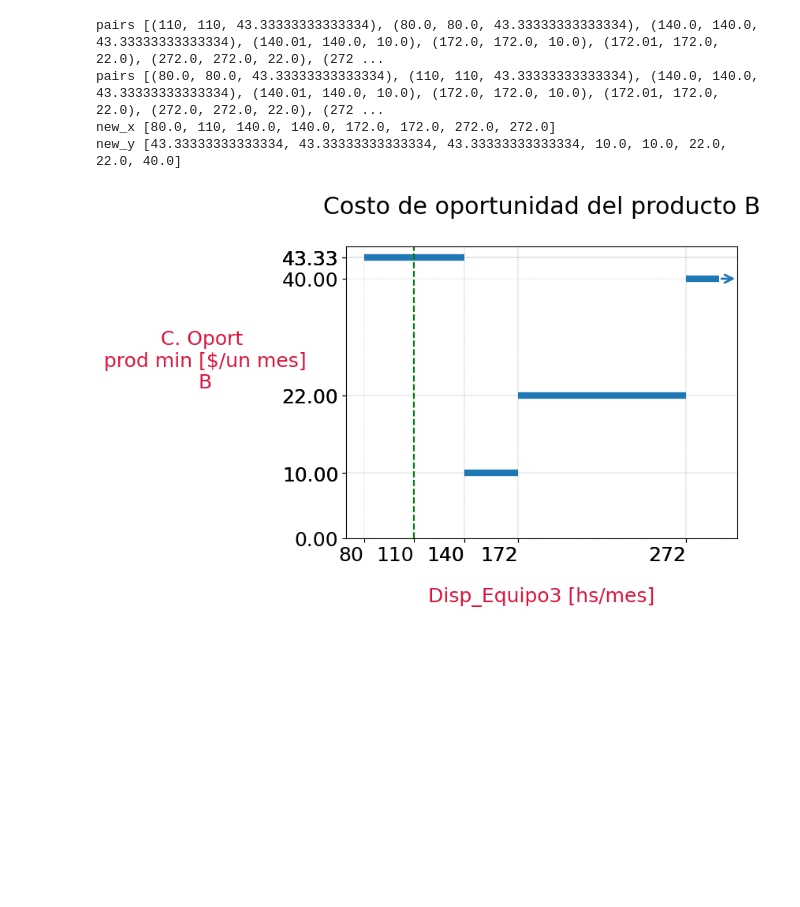
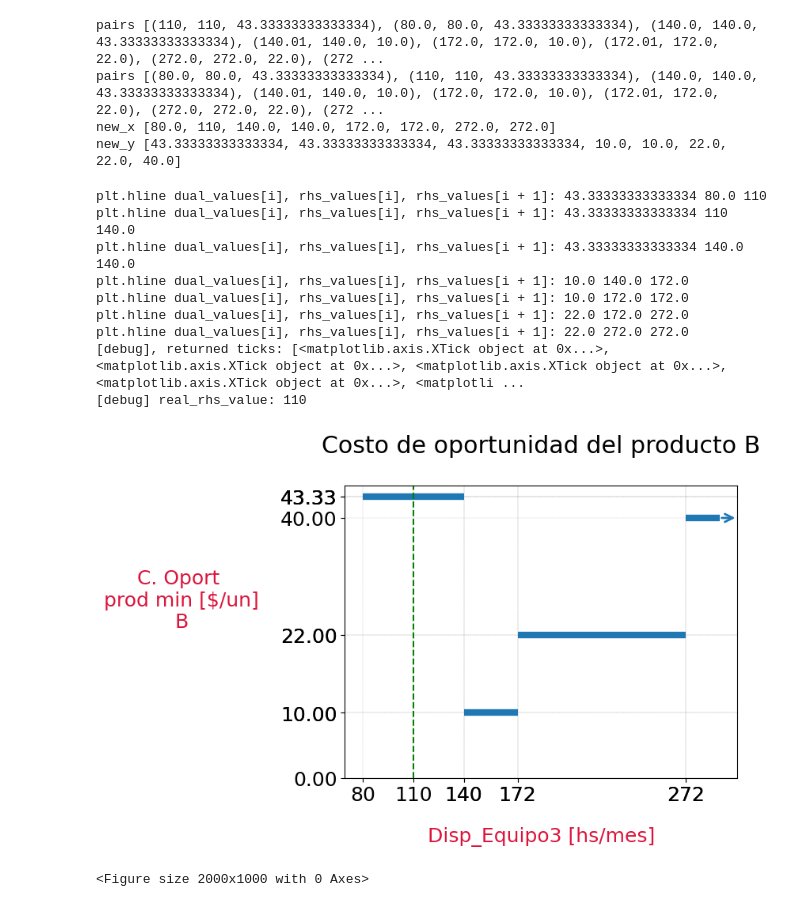
Before and after one commit to SGualdieri/sw-modelos, a Jupyter notebook: src/USING COMMON MODEL Costo de oportunidad vs disponibilidad Problema5tipo2.ipynb, the cells around one changed output. Cells and saved outputs as stored; diff of their text form; code cells hidden in the pictures; blank space fills up the shorter version.

Commit message:
Costo op tmb usa perform, solve, plot de common
Y mejorando función plot (labels son parámetro)

```diff
--- a/src/USING COMMON MODEL Costo de oportunidad vs disponibilidad Problema5tipo2.ipynb
+++ b/src/USING COMMON MODEL Costo de oportunidad vs disponibilidad Problema5tipo2.ipynb
@@ -29,11 +29,2 @@ real_rhs_value = 0
 
 m = 0.01
-# %%
-# Perform sensitivity analysis of the RHS ### Aux: misma función que VM
-
-def perform_sensitivity_analysis():
-    lp = LinearRelaxer.make_relaxed_model(mdl)
-    lp.solve()
-    cpx = lp.get_engine().get_cplex()
-
-    return cpx.solution.sensitivity.rhs()
@@ -84,27 +57,26 @@ def iterate_over_rhs(constraint_name, prod_var_or_min_dem_constraint, report_fun
         return
 
     # Perform initial sensitivity analysis to get the starting lower and upper bounds
-    initial_sensitivity = perform_sensitivity_analysis()
+    initial_sensitivity = perform_sensitivity_analysis(mdl)
 
     # Find the sensitivity range for the specified constraint
     for c_sens, (lower, upper) in zip(mdl.iter_constraints(), initial_sensitivity):
         if c_sens.name == constraint_name:
 
             # Report the real RHS value for the chart
-            global real_rhs_value #use the global keyword to declare that you want the function to update the global variable
             real_rhs_value = c_sens.rhs.constant
             report_function(real_rhs_value, real_rhs_value, prod_var_or_min_dem_constraint)
 
             # *********Store and report the initial lower and upper bounds for the chart*********
             print("---Initial lower bound: {0}".format(lower))
             rhs = lower
-            solution = solve(c, rhs)
+            solution = solve(c, rhs, mdl, products, produccion_vars)
             if solution is not None:
                 report_function(rhs, rhs, prod_var_or_min_dem_constraint)
 
             print("---Initial upper bound: {0}".format(upper))
             rhs = upper
-            solution = solve(c, rhs)
+            solution = solve(c, rhs, mdl, products, produccion_vars)
             if solution is not None and rhs < mdl.infinity:
                 report_function(rhs, rhs, prod_var_or_min_dem_constraint)
             # ********* End of lower and upper bounds *********
@@ -116,21 +88,21 @@ def iterate_over_rhs(constraint_name, prod_var_or_min_dem_constraint, report_fun
                 if rhs < 0:
                     break ## Stop if the rhs is lower than 0
 
-                solution = solve(c, rhs)
+                solution = solve(c, rhs, mdl, products, produccion_vars)
                 if solution is None:
                     break  # Stop if the model is infeasible
                 else:
                     report_function(rhs, rhs+m, prod_var_or_min_dem_constraint) #Diferencia con grafico funcional vs disp
 
                 # Perform sensitivity analysis to get the new lower bound
-                new_sensitivity = perform_sensitivity_analysis()
+                new_sensitivity = perform_sensitivity_analysis(mdl)
                 for c_new_sens, (new_lower, _) in zip(mdl.iter_constraints(), new_sensitivity):
                     if c_new_sens.name == constraint_name:
                         rhs = new_lower
                         if rhs < 0:
                             break ## Stop if the rhs is lower than 0
 
-                        solution = solve(c, rhs)
+                        solution = solve(c, rhs, mdl, products, produccion_vars)
                         if solution is None:
                             break  # Stop if the model is infeasible
                         report_function(c_new_sens.rhs.constant, c_new_sens.rhs.constant, prod_var_or_min_dem_constraint)
@@ -147,21 +119,21 @@ def iterate_over_rhs(constraint_name, prod_var_or_min_dem_constraint, report_fun
                 if rhs >= mdl.infinity:
                     break ## Stop if the rhs reaches or exceeds infinity
 
-                solution = solve(c, rhs)
+                solution = solve(c, rhs, mdl, products, produccion_vars)
                 if solution is None:
                     break  # Stop if the model is infeasible
                 else:
                     report_function(rhs, rhs-m, prod_var_or_min_dem_constraint) #Diferencia con grafico funcional vs disp
 
                 # Perform sensitivity analysis to get the new upper bound
-                new_sensitivity = perform_sensitivity_analysis()
+                new_sensitivity = perform_sensitivity_analysis(mdl)
                 for c_new_sens, (_, new_upper) in zip(mdl.iter_constraints(), new_sensitivity):
                     if c_new_sens.name == constraint_name:
                         rhs = new_upper
                         if rhs >= mdl.infinity:
                             break ## Stop if the rhs reaches or exceeds infinity
 
-                        solution = solve(c, rhs)
+                        solution = solve(c, rhs, mdl, products, produccion_vars)
                         if solution is None:
                             break  # Stop if the model is infeasible
                         report_function(c_new_sens.rhs.constant, c_new_sens.rhs.constant, prod_var_or_min_dem_constraint)
@@ -169,6 +141,7 @@ def iterate_over_rhs(constraint_name, prod_var_or_min_dem_constraint, report_fun
                         rhs = new_upper + m
 
                         break
+    return real_rhs_value
 # %%
 # Al iterar, si el product_name tiene demanda mínima se desea obtener el VM (dual_value) de dicha restricción,
 # o caso contrario el Costo de oportunidad (reduced_cost) del product_name. Esta función analiza si existe o no demanda mínima
@@ -202,7 +175,7 @@ def iterate_over_rhs_checking_prod_min_dem(constraint_nameX, product_name):
 constraint_nameX = 'Disp_Equipo3'  # The name of the constraint to analyze
 product_name="B"
 
-iterate_over_rhs_checking_prod_min_dem(constraint_nameX, product_name)
+real_rhs_value = iterate_over_rhs_checking_prod_min_dem(constraint_nameX, product_name)
 # %% [output]
 Demanda mínima encontrada para el producto B.
 ---Initial lower bound: 80.0
@@ -308,8 +231,26 @@ pairs [(110, 110, 43.33333333333334), (80.0, 80.0, 43.33333333333334), (140.0, 1
 pairs [(80.0, 80.0, 43.33333333333334), (110, 110, 43.33333333333334), (140.0, 140.0, 43.33333333333334), (140.01, 140.0, 10.0), (172.0, 172.0, 10.0), (172.01, 172.0, 22.0), (272.0, 272.0, 22.0), (272 ...
 new_x [80.0, 110, 140.0, 140.0, 172.0, 172.0, 272.0, 272.0]
 new_y [43.33333333333334, 43.33333333333334, 43.33333333333334, 10.0, 10.0, 22.0, 22.0, 40.0]
+# %%
+
+def get_text_for_plot(xunit, yunit):
+    xlabel='{0} {1}'.format(constraint_nameX, xunit)
+    ylabel='C. Oport \nprod min {}\n{}'.format(yunit, product_name)
+    title='Costo de oportunidad del producto {}'.format(product_name)
+    return {"xlabel": xlabel, "ylabel": ylabel, "title": title}
 # %%
 # Usage of pLot the chart
-plot("[hs/mes]", "[$/un mes]", new_x, new_y)
+plot_text = get_text_for_plot("[hs/mes]", "[$/un]")
+plot(new_x, new_y, real_rhs_value, plot_text)
 # %% [output]
+plt.hline dual_values[i], rhs_values[i], rhs_values[i + 1]: 43.33333333333334 80.0 110
+plt.hline dual_values[i], rhs_values[i], rhs_values[i + 1]: 43.33333333333334 110 140.0
+plt.hline dual_values[i], rhs_values[i], rhs_values[i + 1]: 43.33333333333334 140.0 140.0
+plt.hline dual_values[i], rhs_values[i], rhs_values[i + 1]: 10.0 140.0 172.0
+plt.hline dual_values[i], rhs_values[i], rhs_values[i + 1]: 10.0 172.0 172.0
+plt.hline dual_values[i], rhs_values[i], rhs_values[i + 1]: 22.0 172.0 272.0
+plt.hline dual_values[i], rhs_values[i], rhs_values[i + 1]: 22.0 272.0 272.0
+[debug], returned ticks: [<matplotlib.axis.XTick object at 0x...>, <matplotlib.axis.XTick object at 0x...>, <matplotlib.axis.XTick object at 0x...>, <matplotlib.axis.XTick object at 0x...>, <matplotli ...
+[debug] real_rhs_value: 110
-[figure, old version]
+[figure, new version]
+<Figure size 2000x1000 with 0 Axes>
```
Also changed, not shown: parts of 3 cells of this notebook, 2 other files.
